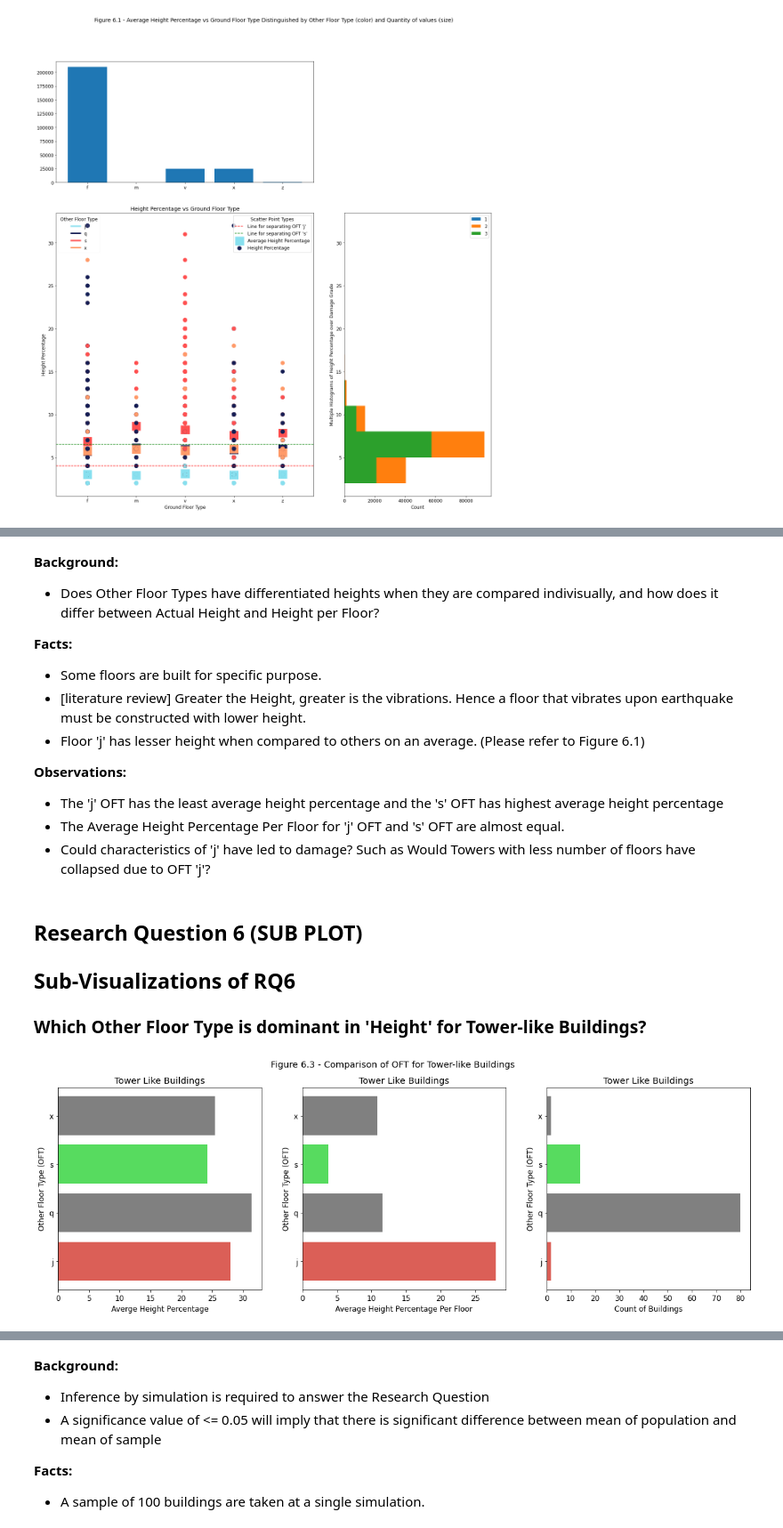
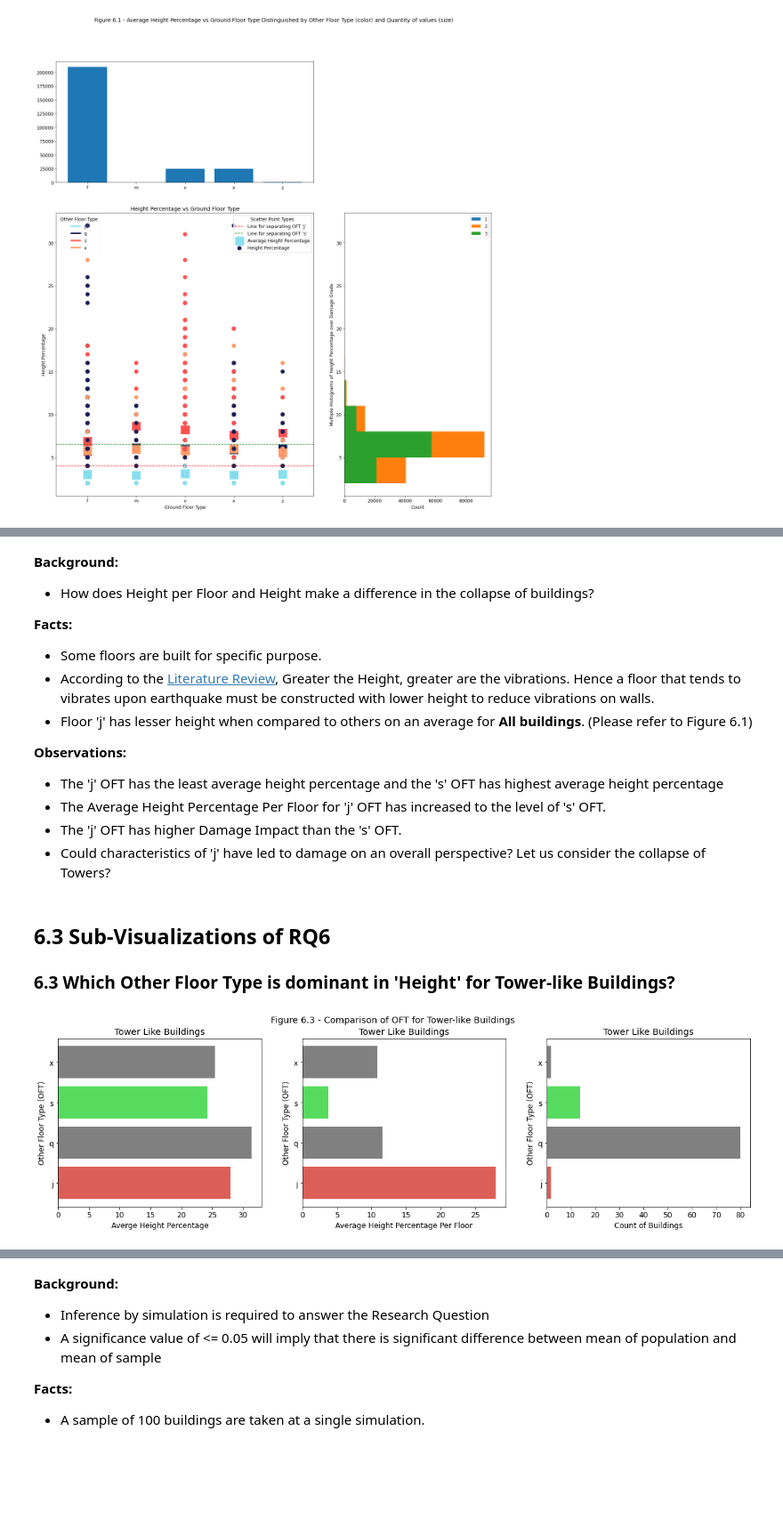
Before and after one commit to DS-Group22-ADP/Practical-Project, a Jupyter notebook: notebooks/Exploratory-Data-Analysis (Main Notebook).ipynb, the cells around one changed output, grey strips where cells are left out. Shown at 89% size. Drawn from its saved outputs; the diff is of its cells as text; code cells hidden in the pictures; blank space fills up the shorter version.

```diff
--- a/notebooks/Exploratory-Data-Analysis (Main Notebook).ipynb
+++ b/notebooks/Exploratory-Data-Analysis (Main Notebook).ipynb
@@ -2052,57 +2071,79 @@ plot_count_against_OFT(ax[2], colors)
 # %% [markdown]
 **Background:**
 
-* Does Other Floor Types have differentiated heights when they are compared indivisually, and how does it differ between Actual Height and Height per Floor?
+* How does Height per Floor and Height make a difference in the collapse of buildings?
 
 **Facts:**
 
 * Some floors are built for specific purpose.
-* [literature review] Greater the Height, greater is the vibrations. Hence a floor that vibrates upon earthquake must be constructed with lower height.
-* Floor 'j' has lesser height when compared to others on an average. (Please refer to Figure 6.1)
+* According to the [Literature Review](https://www.designingbuildings.co.uk/wiki/Vibrations_in_buildings), Greater the Height, greater are the vibrations. Hence a floor that tends to vibrates upon earthquake must be constructed with lower height to reduce vibrations on walls.
+* Floor 'j' has lesser height when compared to others on an average for **All buildings**. (Please refer to Figure 6.1)
 
 **Observations:**
 
 * The 'j' OFT has the least average height percentage and the 's' OFT has highest average height percentage
-* The Average Height Percentage Per Floor for 'j' OFT and 's' OFT are almost equal.
-* Could characteristics of 'j' have led to damage? Such as Would Towers with less number of floors have collapsed due to OFT 'j'?
+* The Average Height Percentage Per Floor for 'j' OFT has increased to the level of 's' OFT.
+* The 'j' OFT has higher Damage Impact than the 's' OFT.
+* Could characteristics of 'j' have led to damage on an overall perspective? Let us consider the collapse of Towers?
 # %% [markdown]
-## Research Question 6 (SUB PLOT)
+## 6.3 Sub-Visualizations of RQ6
 
-## Sub-Visualizations of RQ6
-
-### Which Other Floor Type is dominant in 'Height' for Tower-like Buildings?
+### 6.3 Which Other Floor Type is dominant in 'Height' for Tower-like Buildings?
 # %%
+# mask for tower like buildings
 tower_like_mask = (join_df['height_percentage'] >= 23)
 
+# plot OFT vs Average Height Per Floor
 def plot_OFT_Average_Height_Per_Floor_dominant(ax, colors):
+    # set the data
     data = join_df.loc[tower_like_mask, ['other_floor_type', 'height_percentage', 'count_floors_pre_eq']]
+    # set height per floor additional attribute for visualization
     data['height_per_floor'] = data['height_percentage'] / data['count_floors_pre_eq']
+    # group by other floor type
     data = data[["other_floor_type", "height_per_floor"]].groupby('other_floor_type', as_index=False).mean().sort_values(by=['other_floor_type'])
+    # plot bar horizontal with OFT vs Height Per Floor
     ax.barh(data.other_floor_type, data.height_per_floor, color=[colors[0], 'gray', colors[2], 'gray'])
+    # set labels
     ax.set_xlabel("Average Height Percentage Per Floor")
     ax.set_ylabel("Other Floor Type (OFT)")
+    # set title
     ax.set_title("Tower Like Buildings")
 
+# plot OFT vs Average
 def plot_OFT_Average_Dominant(ax, colors):
+    # set the data
     data = join_df.loc[tower_like_mask, ['other_floor_type', 'height_percentage']].groupby('other_floor_type', as_index=False).mean().sort_values(by=['other_floor_type'])
+    # plot bar horizontal of OFT vs Height
     ax.barh(data.other_floor_type, data.height_percentage, color=[colors[0], 'gray', colors[2], 'gray'])
+    # set labels
     ax.set_xlabel("Averge Height Percentage")
     ax.set_ylabel("Other Floor Type (OFT)")
+    # set title
     ax.set_title("Tower Like Buildings")
 
 # plot the count against OFT
 def plot_OFT_Count_dominant(ax, colors):
+    # set the data
     data = join_df.loc[tower_like_mask, ['other_floor_type', 'damage_grade']].groupby('other_floor_type', as_index=False).count()
+    # plot horizontal bar plot of OFT vs Damage Grade
     ax.barh(data.other_floor_type, data.damage_grade, color=[colors[0], 'gray', colors[2], 'gray'])
+    # set labels
     ax.set_xlabel("Count of Buildings")
     ax.set_ylabel("Other Floor Type (OFT)")
+    # set title
     ax.set_title("Tower Like Buildings")
 
-fig, ax = plt.subplots(1,3,figsize=(20,6))
+# make a subplot
+fig, ax = plt.subplots(1,3,figsize=(20,5))
+# set the colors
 colors = sns.color_palette("hls", 6)
+# set the super title
 fig.suptitle("Figure 6.3 - Comparison of OFT for Tower-like Buildings")
+# plot OFT vs Average
 plot_OFT_Average_Dominant(ax[0], colors)
+# plot OFT vs Average Height per Floor
 plot_OFT_Average_Height_Per_Floor_dominant(ax[1], colors)
+# plot OFT vs Damage Grade Count
 plot_OFT_Count_dominant(ax[2], colors)
 # %% [output]
-[figure, old version]
+[figure, new version]
```
Also changed, not shown: parts of 51 cells of this notebook.
